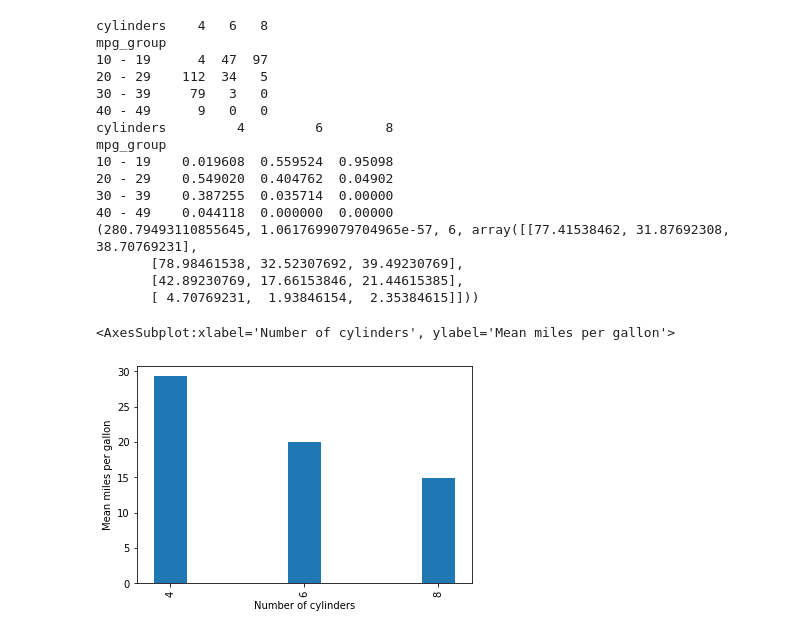
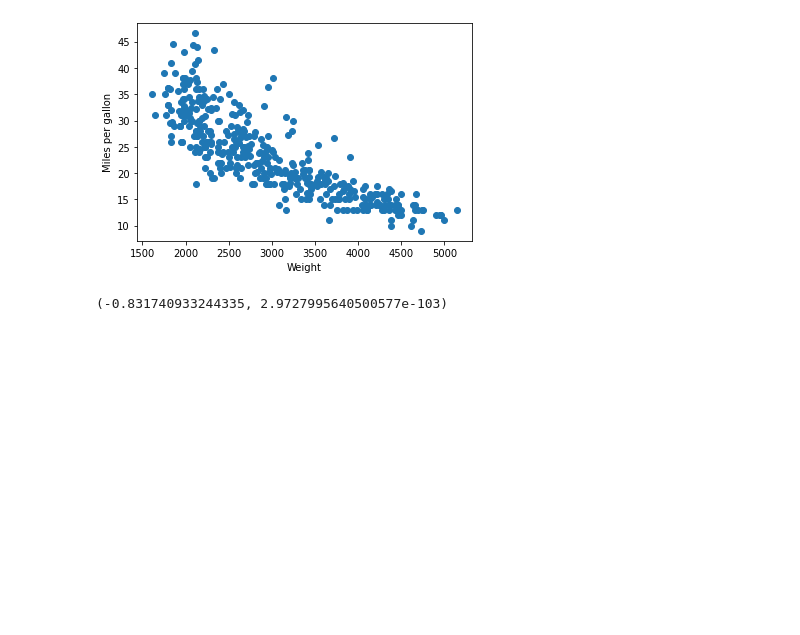
Before and after one commit to heds1/heds, a Jupyter notebook: code-from-posts/pearson-python.ipynb, the cells around one changed output. Cells and saved outputs as stored; diff of their text form; code cells hidden in the pictures; blank space fills up the shorter version.

```diff
--- a/code-from-posts/pearson-python.ipynb
+++ b/code-from-posts/pearson-python.ipynb
@@ -18,41 +0,0 @@ mpg['mpg_group'] = pd.cut(mpg.mpg, range(10, 60, 10), right=False, labels=labels
-# %%
-# create contingency table of counts
-contingency_tbl = pd.crosstab(mpg['mpg_group'], mpg['cylinders'])
-print(contingency_tbl)
-# we hypothesise that the top row (cylinders)
-# predicts mpg group.
-
-# calculate columns sums (axis=1 would be row sums)
-print(contingency_tbl/contingency_tbl.sum(axis=0))
-
-# e.g., of the 8-cylinder cars, about 95% had mpg
-# between 10-19, whereas only 2% of 4-cylinder
-# cars had an mpg of 10-19.
-
-# calculate chi-square statistic and p-value
-print(scipy.stats.chi2_contingency(contingency_tbl))
-
-# just to demonstrate this difference:
-mpg.groupby('cylinders').mean()['mpg'].plot(
-    kind='bar',
-    xlabel='Number of cylinders',
-    ylabel='Mean miles per gallon')
-# %% [output]
-cylinders    4   6   8
-mpg_group
-10 - 19      4  47  97
-20 - 29    112  34   5
-30 - 39     79   3   0
-40 - 49      9   0   0
-cylinders         4         6        8
-mpg_group
-10 - 19    0.019608  0.559524  0.95098
-20 - 29    0.549020  0.404762  0.04902
-30 - 39    0.387255  0.035714  0.00000
-40 - 49    0.044118  0.000000  0.00000
-(280.79493110855645, 1.0617699079704965e-57, 6, array([[77.41538462, 31.87692308, 38.70769231],
-       [78.98461538, 32.52307692, 39.49230769],
-       [42.89230769, 17.66153846, 21.44615385],
-       [ 4.70769231,  1.93846154,  2.35384615]]))
-<AxesSubplot:xlabel='Number of cylinders', ylabel='Mean miles per gallon'>
-[figure, removed]
@@ -61,0 +8,11 @@ mpg_group
+# %%
+plt.scatter(x=mpg['weight'], y=mpg['mpg'])
+plt.xlabel("Weight")
+plt.ylabel("Miles per gallon")
+plt.show()
+# %% [output]
+[figure, added]
+# %%
+stats.pearsonr(mpg['mpg'], mpg['weight'])
+# %% [output]
+(-0.831740933244335, 2.9727995640500577e-103)
```
Also changed, not shown: parts of 3 cells of this notebook, 1 other file.
